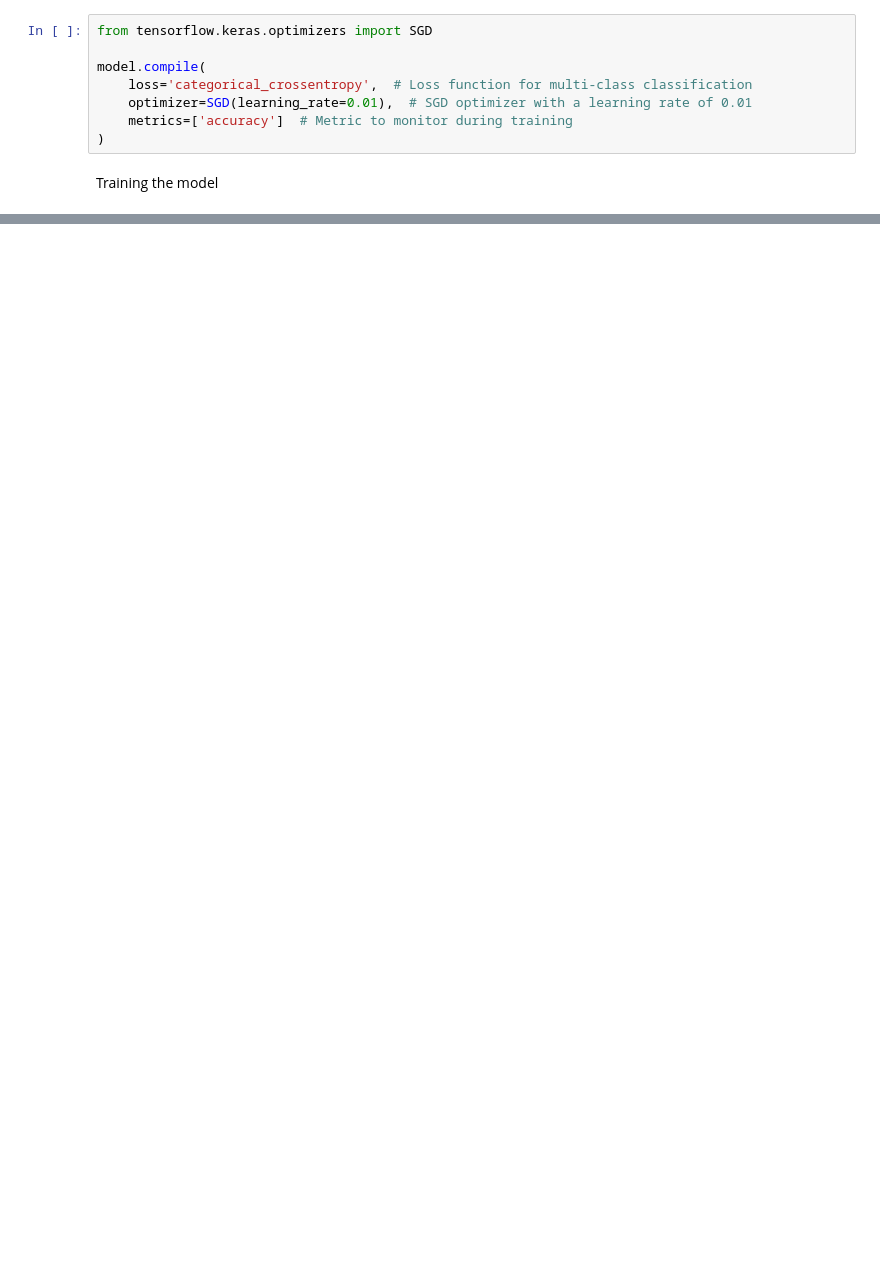
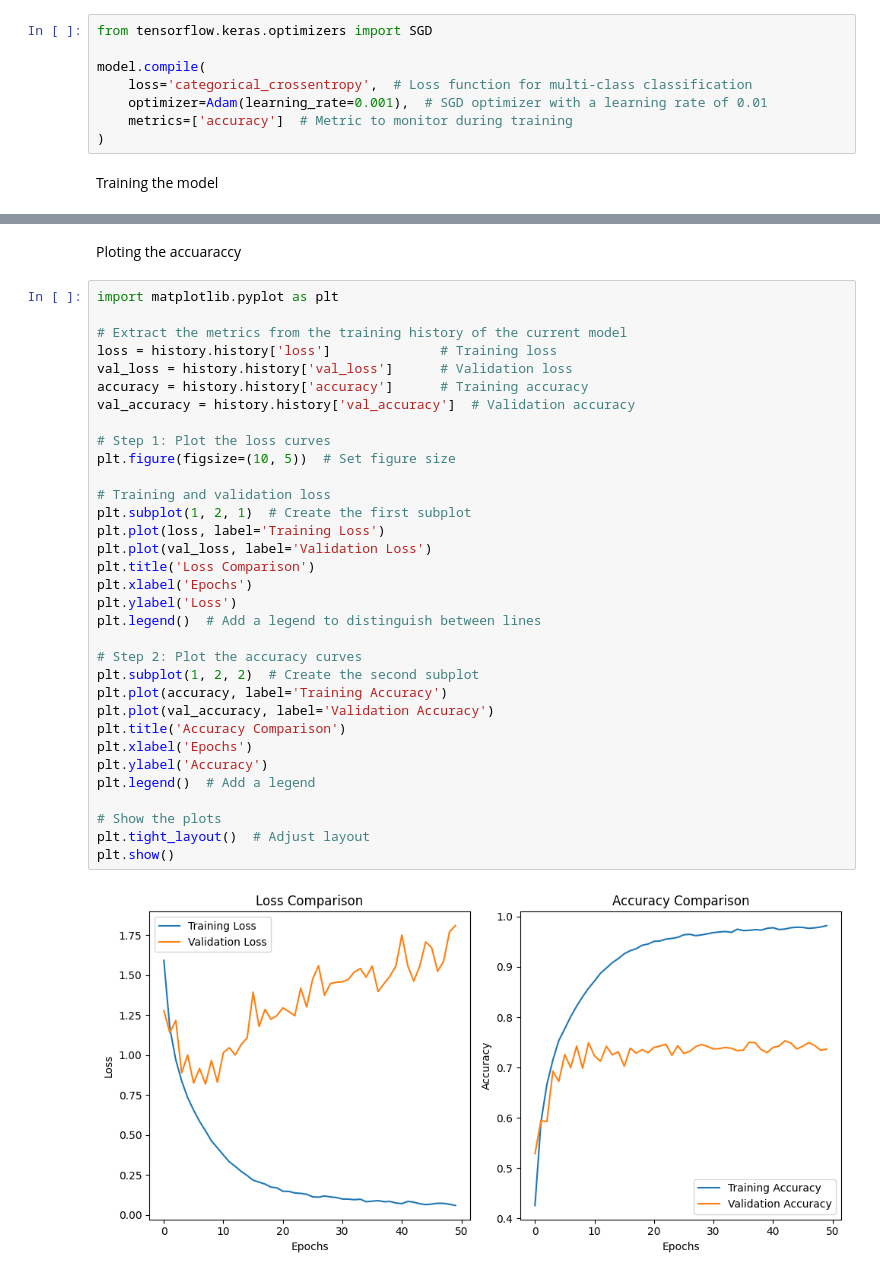
Before and after one commit to guypary/ai-eng-nbs-public, a Jupyter notebook: project_images.ipynb, the cells around one changed output, grey strips where cells are left out. Drawn from its saved outputs; the diff is of its cells as text; blank space fills up the shorter version.

```diff
--- a/project_images.ipynb
+++ b/project_images.ipynb
@@ -150,7 +205,7 @@ from tensorflow.keras.optimizers import SGD
 
 model.compile(
     loss='categorical_crossentropy',  # Loss function for multi-class classification
-    optimizer=SGD(learning_rate=0.01),  # SGD optimizer with a learning rate of 0.01
+    optimizer=Adam(learning_rate=0.001),  # SGD optimizer with a learning rate of 0.01
     metrics=['accuracy']  # Metric to monitor during training
 )
 # %% [markdown]
@@ -170,0 +240,37 @@ KeyboardInterrupt:
+# %% [markdown]
+Ploting the accuaraccy
+# %%
+import matplotlib.pyplot as plt
+
+# Extract the metrics from the training history of the current model
+loss = history.history['loss']              # Training loss
+val_loss = history.history['val_loss']      # Validation loss
+accuracy = history.history['accuracy']      # Training accuracy
+val_accuracy = history.history['val_accuracy']  # Validation accuracy
+
+# Step 1: Plot the loss curves
+plt.figure(figsize=(10, 5))  # Set figure size
+
+# Training and validation loss
+plt.subplot(1, 2, 1)  # Create the first subplot
+plt.plot(loss, label='Training Loss')
+plt.plot(val_loss, label='Validation Loss')
+plt.title('Loss Comparison')
+plt.xlabel('Epochs')
+plt.ylabel('Loss')
+plt.legend()  # Add a legend to distinguish between lines
+
+# Step 2: Plot the accuracy curves
+plt.subplot(1, 2, 2)  # Create the second subplot
+plt.plot(accuracy, label='Training Accuracy')
+plt.plot(val_accuracy, label='Validation Accuracy')
+plt.title('Accuracy Comparison')
+plt.xlabel('Epochs')
+plt.ylabel('Accuracy')
+plt.legend()  # Add a legend
+
+# Show the plots
+plt.tight_layout()  # Adjust layout
+plt.show()
+# %% [output]
+[figure, added]
```
Also changed, not shown: parts of 9 cells of this notebook.
